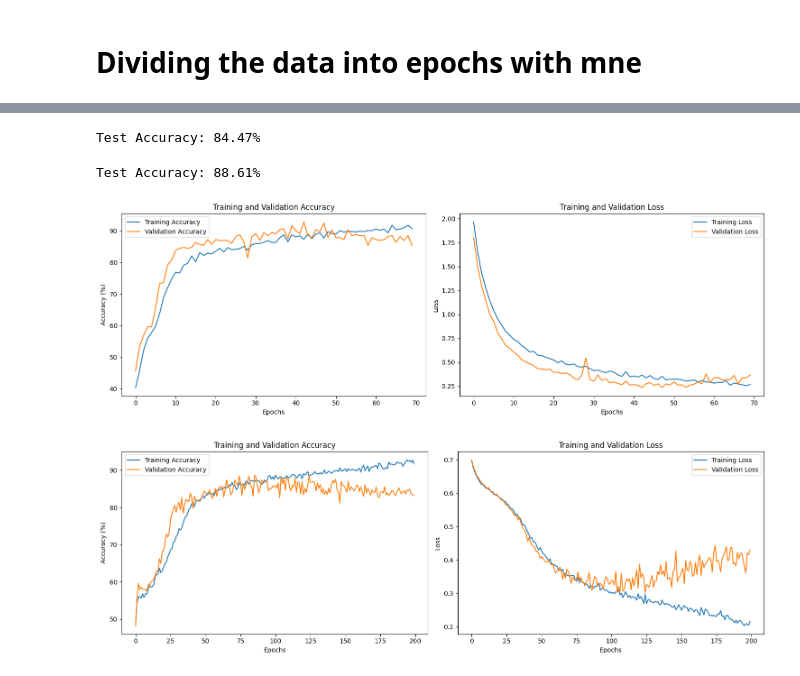
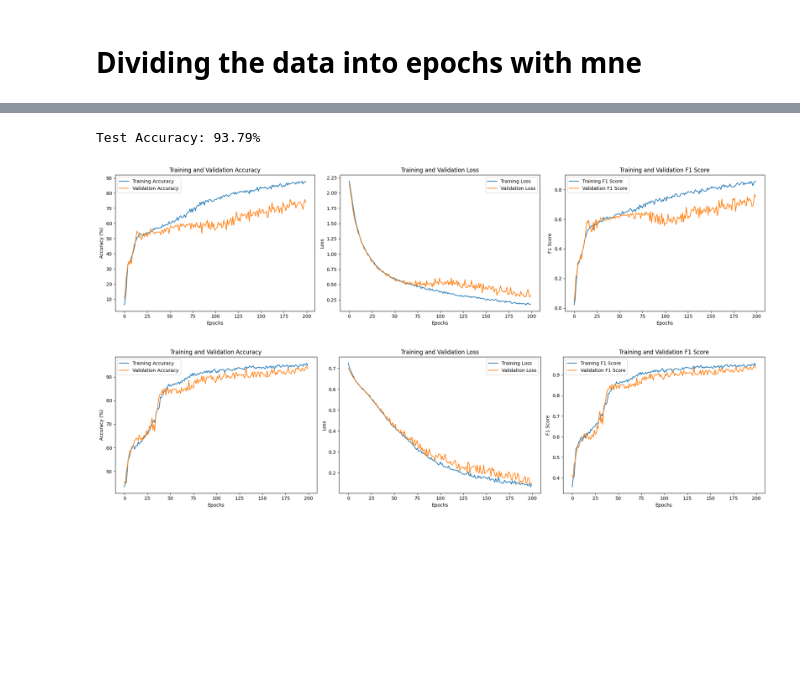
Before and after one commit to Pappol/EEGNet-improved, a Jupyter notebook: DataSplit.ipynb, the cells around one changed output, grey strips where cells are left out. Cells and saved outputs as stored; diff of their text form; code cells hidden in the pictures; blank space fills up the shorter version.

```diff
--- a/DataSplit.ipynb
+++ b/DataSplit.ipynb
@@ -250,10 +264,9 @@ import torch.optim as optim
 from tqdm import tqdm
 from sklearn.metrics import f1_score
 
-def train_model(model, train_loader, val_loader, test_loader,
-                epochs=100, device = 'cpu', learning_rate=1e-3):
+def train_model(model, train_loader, val_loader, test_loader, epochs=100, device = 'cpu', learning_rate=1e-3, weights=None):
     optimizer = optim.Adam(model.parameters(), lr=learning_rate)
-    criterion = nn.CrossEntropyLoss()
+    criterion = nn.CrossEntropyLoss(weight=weights)
 
     best_val_accuracy = 0.0  # To keep track of the best validation accuracy
 
@@ -274,7 +287,7 @@ def train_model(model, train_loader, val_loader, test_loader,
         total_loss = 0.0
         correct = 0
         total = 0
-
+        total_f1_score = 0.0
         # Training Phase
         for _, (data, labels) in enumerate(train_loader):
             data, labels = data.to(device), labels.to(device)
@@ -295,19 +308,19 @@ def train_model(model, train_loader, val_loader, test_loader,
             _, predicted = outputs.max(1)
             total += labels.size(0)
             correct += predicted.eq(labels).sum().item()
+            total_f1_score += f1_score(labels.cpu(), predicted.cpu(), average='macro')
 
         train_accuracy = 100.*correct/total
-        train_f1_score = f1_score(labels.cpu(), predicted.cpu(), average='macro')
-
         train_losses.append(total_loss/len(train_loader))
         train_accuracies.append(train_accuracy)
-        train_f1_scores.append(train_f1_score)
+        train_f1_scores.append(total_f1_score/len(train_loader))
 
         # Validation Phase
         model.eval()  # Set the model to evaluation mode
         val_correct = 0
         val_total = 0
         val_loss = 0.0
+        val_f1_score = 0.0
         with torch.no_grad():
             for data, labels in val_loader:
                 data, labels = data.to(device), labels.to(device)
@@ -317,12 +330,12 @@ def train_model(model, train_loader, val_loader, test_loader,
                 val_total += labels.size(0)
                 val_correct += predicted.eq(labels).sum().item()
                 val_loss += loss.item()
+                val_f1_score += f1_score(labels.cpu(), predicted.cpu(), average='macro')
 
         val_accuracy = 100. * val_correct / val_total
         val_losses.append(val_loss/len(val_loader))
         val_accuracies.append(val_accuracy)
-        val_f1_score = f1_score(labels.cpu(), predicted.cpu(), average='macro')
-        val_f1_scores.append(val_f1_score)
+        val_f1_scores.append(val_f1_score/len(val_loader))
 
         pbar.set_description(f"Epoch [{epoch+1}/{epochs}], Training Loss: {total_loss/len(train_loader):.4f}, Training Accuracy: {train_accuracy:.2f}%, Validation Loss: {val_loss/len(val_loader):.4f}, Validation Accuracy: {val_accuracy:.2f}%")
 
@@ -350,32 +363,30 @@ def train_model(model, train_loader, val_loader, test_loader,
 # %%
 # Hyperparameters
 learning_rate = 0.001
-num_epochs = 70
+num_epochs = 200
 device = torch.device("cuda:" if torch.cuda.is_available() else 'mps' if torch.backends.mps.is_available() else "cpu")
 
 # Initialize the model, criterion, and optimizer
 model = EEGNet(outputs=len(dataset.labels)).to(device)
 model, train_losses, val_losses, train_accuracies, val_accuracies, train_f1_scores, val_f1_scores = train_model(
-    model, train_loader, val_loader, test_loader, epochs=num_epochs, device=device, learning_rate=learning_rate
+    model, train_loader, val_loader, test_loader, epochs=num_epochs, device=device, learning_rate=learning_rate, weights=dataset.class_weights.to(device)
 )
-# %% [output]
-Test Accuracy: 84.47%
 # %%
 learning_rate = 0.0001
 num_epochs = 200
 
 model_binary = EEGNet(outputs=len(dataset_binary.labels)).to(device)
 model_binary, train_losses_binary, val_losses_binary, train_accuracies_binary, val_accuracies_binary, train_f1_scores_binary, val_f1_scores_binary = train_model(
-    model_binary, train_loader_binary, val_loader_binary, test_loader_binary, epochs=num_epochs, device=device, learning_rate=learning_rate
+    model_binary, train_loader_binary, val_loader_binary, test_loader_binary, epochs=num_epochs, device=device, learning_rate=learning_rate, weights=dataset_binary.class_weights.to(device)
 )
 # %% [output]
-Test Accuracy: 88.61%
+Test Accuracy: 93.79%
 # %%
 from matplotlib import pyplot as plt
 
-def plot_training(train_accuracies, val_accuracies, train_losses, val_losses):
-    # Create a figure with 1 row and 2 columns
-    fig, (ax1, ax2) = plt.subplots(1, 2, figsize=(15, 5))
+def plot_training(train_accuracies, val_accuracies, train_losses, val_losses, train_f1_scores, val_f1_scores):
+    # Create a figure with 1 row and 3 columns
+    fig, (ax1, ax2, ax3) = plt.subplots(1, 3, figsize=(20, 5))
 
     # Plot training and validation accuracy on the first axis
     ax1.plot(train_accuracies, label='Training Accuracy')
@@ -393,15 +404,23 @@ def plot_training(train_accuracies, val_accuracies, train_losses, val_losses):
     ax2.set_ylabel('Loss')
     ax2.legend()
 
+    # Plot training and validation F1 score on the third axis
+    ax3.plot(train_f1_scores, label='Training F1 Score')
+    ax3.plot(val_f1_scores, label='Validation F1 Score')
+    ax3.set_title('Training and Validation F1 Score')
+    ax3.set_xlabel('Epochs')
+    ax3.set_ylabel('F1 Score')
+    ax3.legend()
+
     # Display the plots
     plt.tight_layout()
     plt.show()
 # %%
 # Plotting model performance
-plot_training(train_accuracies, val_accuracies, train_losses, val_losses)
+plot_training(train_accuracies, val_accuracies, train_losses, val_losses, train_f1_scores, val_f1_scores)
 # %% [output]
-[figure, old version]
+[figure, new version]
 # %%
-plot_training(train_accuracies_binary, val_accuracies_binary, train_losses_binary, val_losses_binary)
+plot_training(train_accuracies_binary, val_accuracies_binary, train_losses_binary, val_losses_binary, train_f1_scores_binary, val_f1_scores_binary)
 # %% [output]
-[figure, old version]
+[figure, new version]
```
Also changed, not shown: parts of 2 cells of this notebook.
